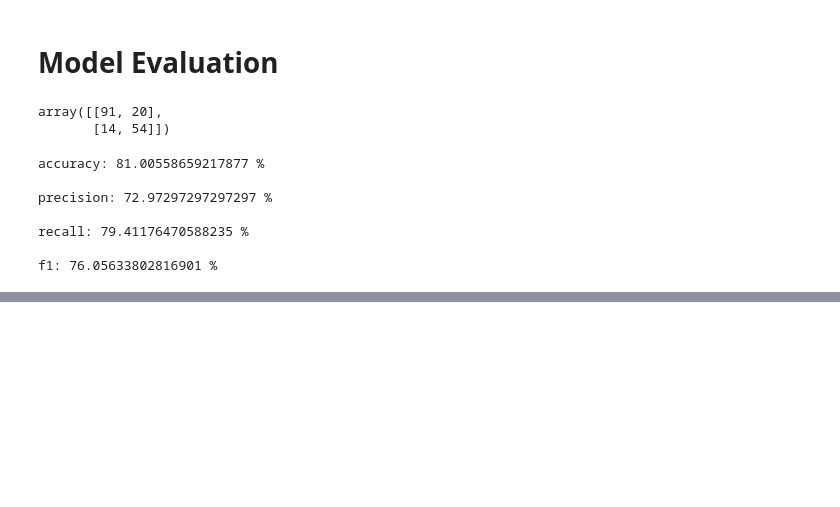
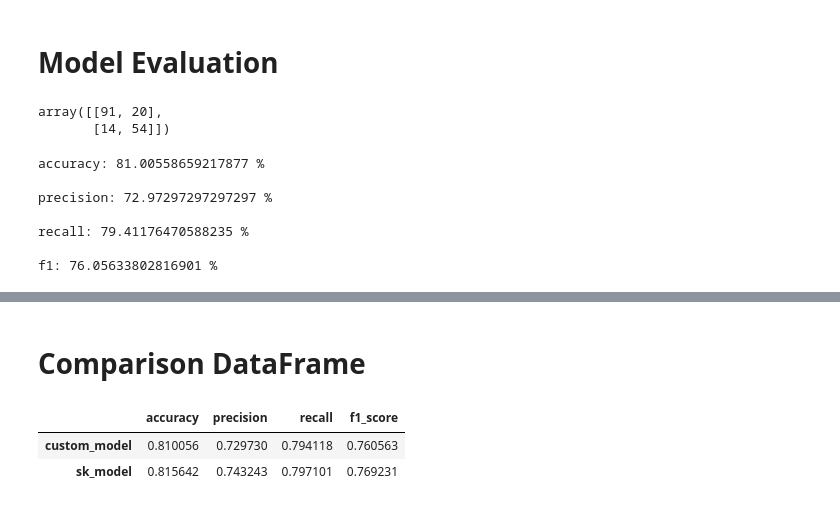
Before and after one commit to code-with-ayyan/Machine-Learning-from-scratch, a Jupyter notebook: Logistic-Regression/Logistic_Regression.ipynb, the cells around one changed output, grey strips where cells are left out. Saved outputs shown, nothing was run; the diff lists cells and outputs as text; code cells hidden in the pictures; blank space fills up the shorter version.

Commit message:
Logistic Regression comparison

```diff
--- a/Logistic-Regression/Logistic_Regression.ipynb
+++ b/Logistic-Regression/Logistic_Regression.ipynb
@@ -228,0 +218,6 @@ This project strengthened my understanding of how Logistic Regression works inte
+# %%
+sk_model = LogisticRegression()
+
+sk_model.fit(X_train,y_train)
+
+sk_prediction = sk_model.predict(X_test)
@@ -228,0 +241,5 @@ This project strengthened my understanding of how Logistic Regression works inte
+# %%
+sk_accuracy = accuracy_score(sk_prediction, y_test)
+sk_precision = precision_score(sk_prediction, y_test)
+sk_recall = recall_score(sk_prediction, y_test)
+sk_f1 = f1_score(sk_prediction, y_test)
@@ -228,0 +262,18 @@ This project strengthened my understanding of how Logistic Regression works inte
+# %% [markdown]
+# Comparison DataFrame
+# %%
+comparison_df = pd.DataFrame(
+    {
+        'accuracy' : [accuracy,sk_accuracy],
+        'precision' : [precision, sk_precision],
+        'recall' : [recall, sk_recall],
+        'f1_score' : [f1,sk_f1]
+    },
+    index= ['custom_model','sk_model']
+)
+# %%
+comparison_df
+# %% [output]
+|  | accuracy | precision | recall | f1_score |
+| custom_model | 0.810056 | 0.729730 | 0.794118 | 0.760563 |
+| sk_model | 0.815642 | 0.743243 | 0.797101 | 0.769231 |
```
Also changed, not shown: parts of 8 cells of this notebook, 1 other file.
